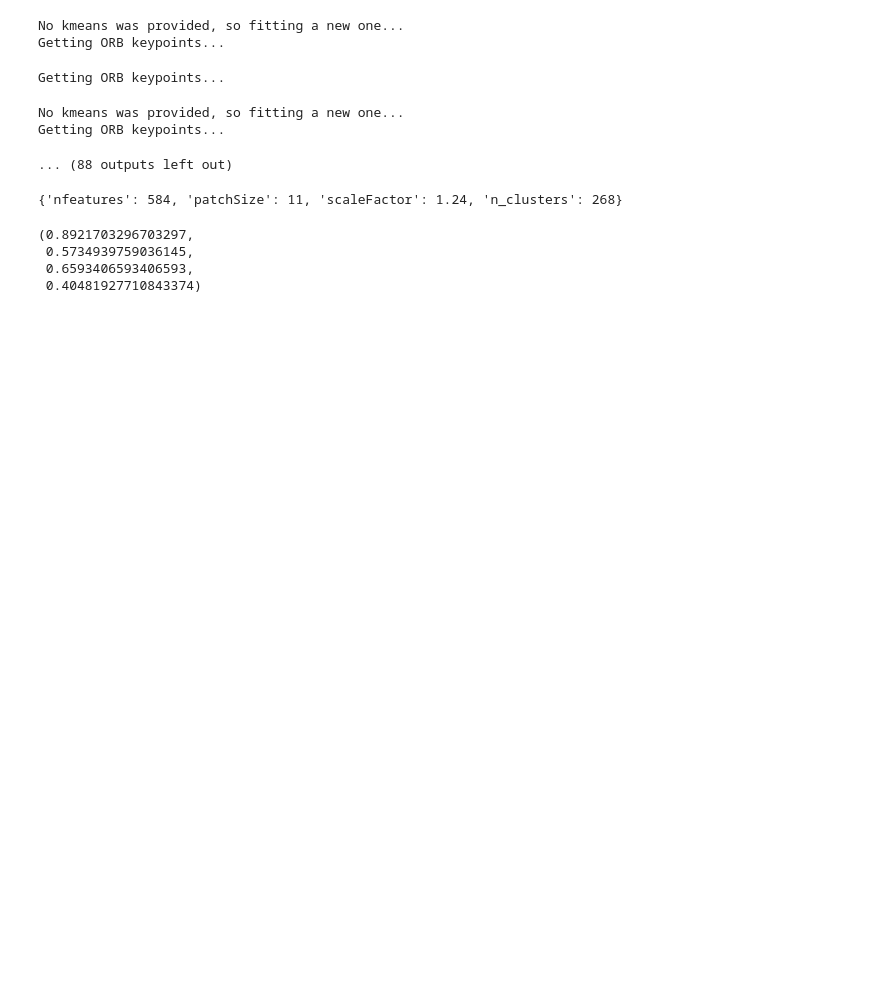
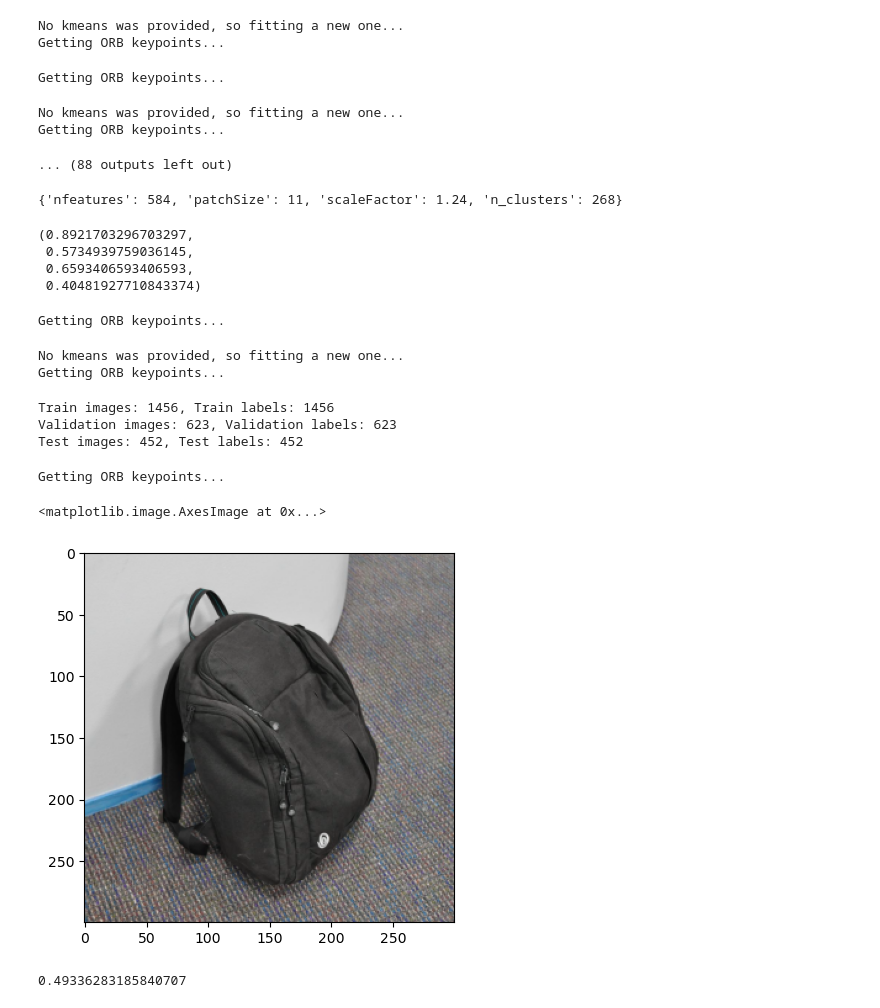
Before and after one commit to kennyalexlin/W281-Domain-Adaptation-Final-Project, a Jupyter notebook: ORB_Tuning.ipynb, the cells around one changed output. Cells and saved outputs as stored; diff of their text form; code cells hidden in the pictures; blank space fills up the shorter version.

Commit message:
Pushing Orb-only test acccuracy and visualization code

```diff
--- a/ORB_Tuning.ipynb
+++ b/ORB_Tuning.ipynb
@@ -124,3 +124,73 @@ train_acc[best_idx], val_acc[best_idx], train_acc.min(), val_acc.min()
  0.5734939759036145,
  0.6593406593406593,
  0.40481927710843374)
+# %%
+X_train, kmeans, transformer = get_orb_features(
+        imgs=train_data['images'],
+        nfeatures=584,
+        patchSize=11,
+        scaleFactor=1.24,
+        n_clusters=268
+    )
+X_val, _, _ = get_orb_features(
+        imgs=val_data['images'],
+        nfeatures=584,
+        patchSize=11,
+        scaleFactor=1.24,
+        n_clusters=268,
+        kmeans=kmeans,
+        transformer=transformer
+    )
+
+model = svm.SVC(decision_function_shape='ovr')
+model.fit(X_train, train_data['labels'])
+y_train_pred = model.predict(X_train)
+y_val_pred = model.predict(X_val)
+# %% [output]
+Getting ORB keypoints...
+No kmeans was provided, so fitting a new one...
+Getting ORB keypoints...
+# %%
+# Define paths
+img_dir = "../OfficeCaltechDomainAdaptation/images"
+
+# Load images by domain
+data_by_domain = load_images_by_domain(
+    img_dir=img_dir,
+    target_size=(300, 300),  # Standardized size
+    method="pad",           # Use padding to maintain aspect ratio
+    seed=888                # Seed for reproducibility
+)
+
+# Split images: Combine amazon and caltech10 into train/val/test
+train_data, val_data, test_data = split_images(
+    data_by_domain=data_by_domain,
+    train_domains=["amazon", "caltech10"],  # Combine these for training and validation
+    test_domains=["dslr", "webcam"],                        # Use part of amazon and caltech10 for testing
+    train_split=0.7,                        # 60% for training
+    val_split=0.3,                          # 20% for validation
+    use_train_for_test=False,                # Use part of train_domains for testing
+    test_split=0.1,                         # 20% for testing
+    seed=888                                # Seed for reproducibility
+)
+
+# Summary of splits
+print(f"Train images: {len(train_data['images'])}, Train labels: {len(train_data['labels'])}")
+print(f"Validation images: {len(val_data['images'])}, Validation labels: {len(val_data['labels'])}")
+print(f"Test images: {len(test_data['images'])}, Test labels: {len(test_data['labels'])}")
+# %% [output]
+Train images: 1456, Train labels: 1456
+Validation images: 623, Validation labels: 623
+Test images: 452, Test labels: 452
+# %%
+X_test, _, _ = get_orb_features(
+        imgs=test_data['images'],
+        nfeatures=584,
+        patchSize=11,
+        scaleFactor=1.24,
+        n_clusters=268,
+        kmeans=kmeans,
+        transformer=transformer
+    )
+# %% [output]
+Getting ORB keypoints...
@@ -126,0 +199,9 @@ train_acc[best_idx], val_acc[best_idx], train_acc.min(), val_acc.min()
+# %%
+plt.imshow(test_data['images'][0])
+# %% [output]
+<matplotlib.image.AxesImage at 0x...>
+[figure, added]
+# %%
+accuracy_score(y_test_pred, test_data['labels'])
+# %% [output]
+0.49336283185840707
```
Also changed, not shown: parts of 1 cell of this notebook, 1 other file.
